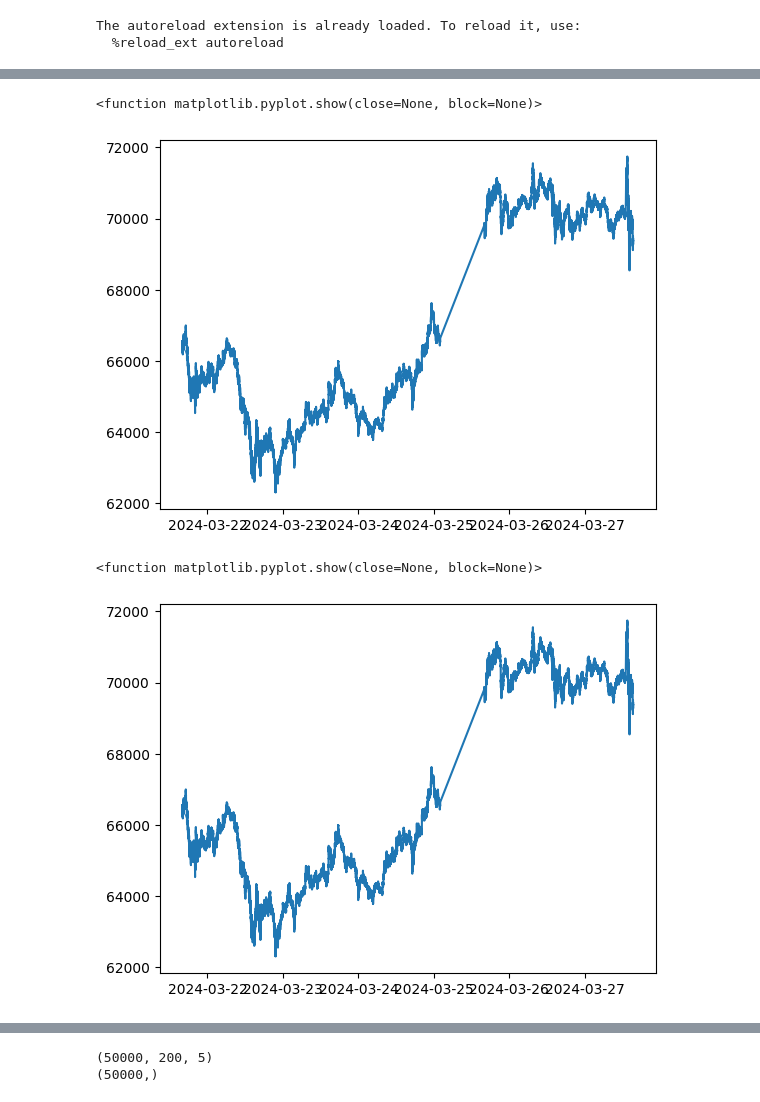
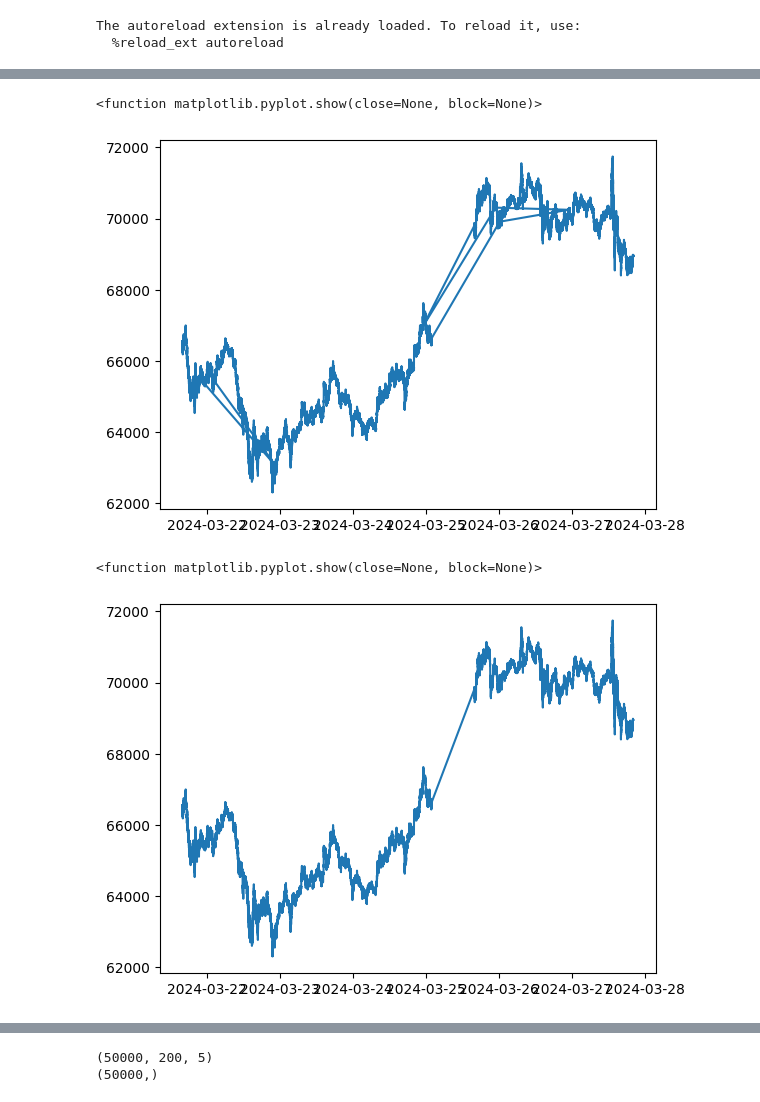
Before and after one commit to Johsei/CryptoAi, a Jupyter notebook: main_test_tensorflow.ipynb, the cells around one changed output, grey strips where cells are left out. Drawn from its saved outputs; the diff is of its cells as text; code cells hidden in the pictures.

```diff
--- a/main_test_tensorflow.ipynb
+++ b/main_test_tensorflow.ipynb
@@ -16,7 +16,7 @@ from tensorflow.keras.optimizers import RMSprop, Adam
 The autoreload extension is already loaded. To reload it, use:
   %reload_ext autoreload
 # %%
-orderbooks_path = r"/Users/johannesseidel/Projekte/CryptoAI/OrderbookData/Bitcoin/"
+orderbooks_path = r"C:\Users\Jojo\Desktop\CryptoAI\BitcoinData"
 
 # Laden der Bitcoin-Marktdaten
 orderbook_data = import_orderbooks(orderbooks_path)
@@ -45,16 +45,16 @@ plt.plot(orderbook_data["close"])
 plt.show
 # %% [output]
 <function matplotlib.pyplot.show(close=None, block=None)>
-[figure, old version]
+[figure, new version]
 # %%
 # Datenvorverarbeitung
-orderbook_data = orderbook_data.dropna()
-orderbook_data = orderbook_data.sort_values('timestamp')
+orderbook_data_clean = orderbook_data.dropna()
+orderbook_data_clean = orderbook_data_clean.sort_values('timestamp')
 # %%
-plt.plot(orderbook_data["close"])
+plt.plot(orderbook_data_clean["close"])
 plt.show
 # %% [output]
 <function matplotlib.pyplot.show(close=None, block=None)>
-[figure, old version]
+[figure, new version]
 # %%
 # Lade die Daten aus dem Pandas DataFrame
```
Also changed, not shown: parts of 7 cells of this notebook.
